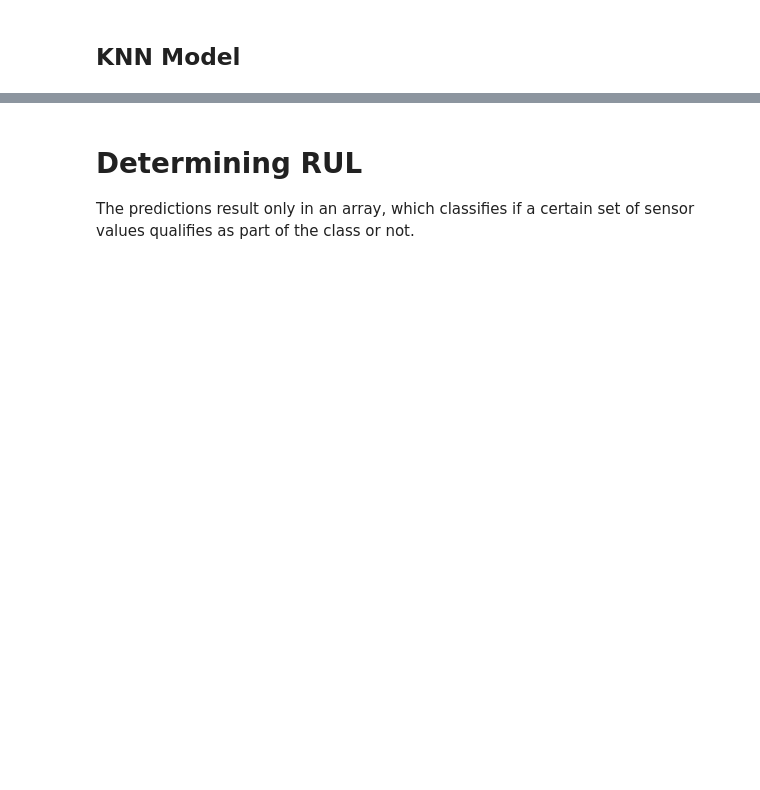
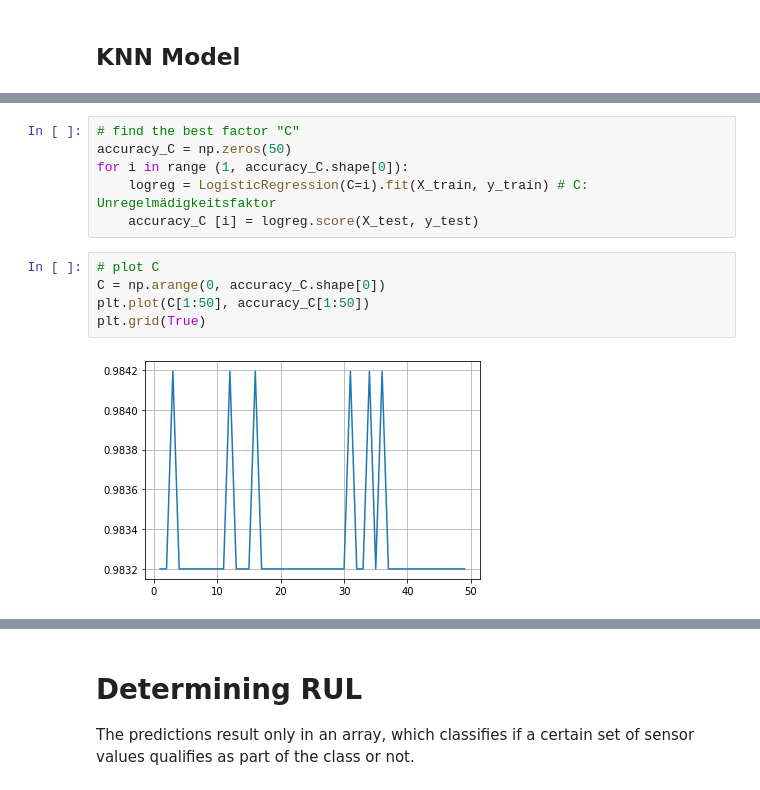
Before and after one commit to AzizSayfutdinov/PredictiveMaintenanceEngine, a Jupyter notebook: ClassificationModels.ipynb, the cells around one changed output, grey strips where cells are left out. Drawn from its saved outputs; the diff is of its cells as text; blank space fills up the shorter version.

```diff
--- a/ClassificationModels.ipynb
+++ b/ClassificationModels.ipynb
@@ -184,0 +196,13 @@ for n in range(1, accuracy_n.shape[0]):
+# %%
+# find the best factor "C"
+accuracy_C = np.zeros(50)
+for i in range (1, accuracy_C.shape[0]):
+    logreg = LogisticRegression(C=i).fit(X_train, y_train) # C: Unregelmädigkeitsfaktor
+    accuracy_C [i] = logreg.score(X_test, y_test)
+# %%
+# plot C
+C = np.arange(0, accuracy_C.shape[0])
+plt.plot(C[1:50], accuracy_C[1:50])
+plt.grid(True)
+# %% [output]
+[figure, added]
```
Also changed, not shown: parts of 22 cells of this notebook.
